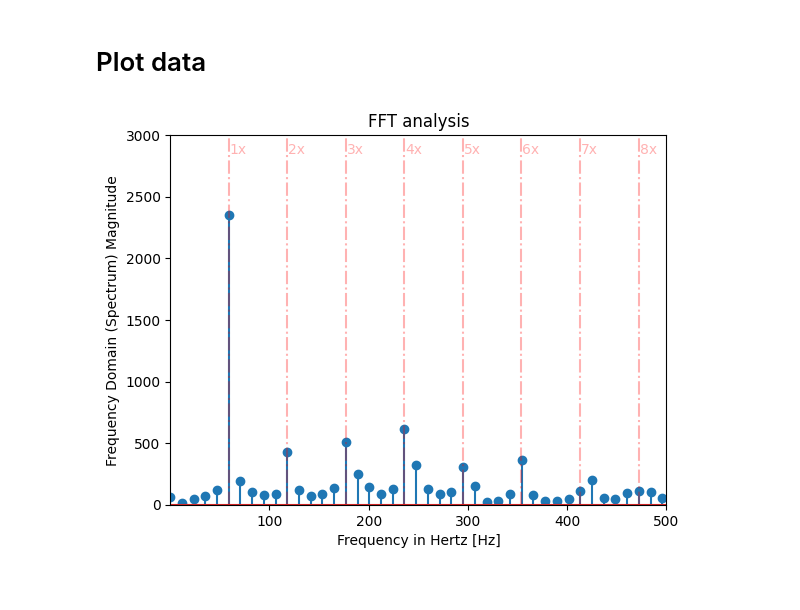
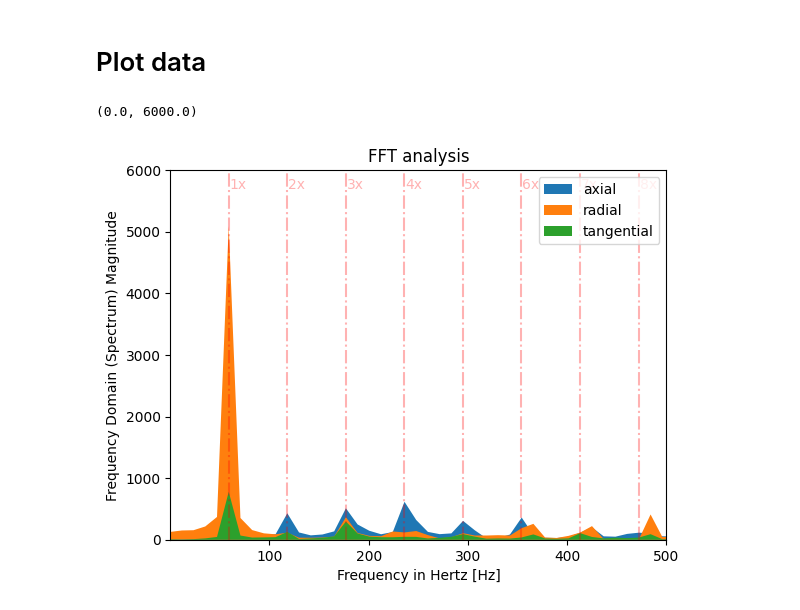
Before and after one commit to igoraltvidal/vibration-analysis-notebooks, a Jupyter notebook: open-imbalance-data.ipynb, the cells around one changed output. Cells and saved outputs as stored; diff of their text form; code cells hidden in the pictures.

```diff
--- a/open-imbalance-data.ipynb
+++ b/open-imbalance-data.ipynb
@@ -69,22 +30,31 @@ freqs = fftpack.fftfreq(len(x_output_sensor)) * sample_rate
 # %% [markdown]
 # Plot data
-# %%
-# Define plot variables
-fig, ax = plt.subplots()
-xlim = 500
-ylim = 3000
-
-# Config plot
-ax.stem(freqs, np.abs(x_output_fft))
-ax.set_title("FFT analysis")
-ax.set_xlabel('Frequency in Hertz [Hz]')
-ax.set_ylabel('Frequency Domain (Spectrum) Magnitude')
-ax.set_xlim(sensor_min_freq_range, xlim)
-ax.set_ylim(0, ylim)
-
-# Add harmonics lines
-for i in range(1,9):
-    ax.axvline(x = sensor_trigger_sec * i, color = 'r', linestyle = "-.", alpha = 0.3)
-    ax.text(sensor_trigger_sec * i + 1, ylim - 150, str(i) + 'x', color = 'r', alpha = 0.3)
-# %% [output]
-[figure, removed]
+# %%
+# Define plot variables
+fig, ax = plt.subplots()
+xlim = 500
+ylim = 6000
+
+# Plot lines
+column_str = "under_bear_acc1_axial"
+ax.stackplot(df_fft[column_str + "_y"], np.abs(df_fft[column_str + "_x"]))
+column_str = "under_bear_acc1_radial"
+ax.stackplot(df_fft[column_str + "_y"], np.abs(df_fft[column_str + "_x"]))
+column_str = "under_bear_acc1_tang"
+ax.stackplot(df_fft[column_str + "_y"], np.abs(df_fft[column_str + "_x"]))
+
+# Add harmonics lines
+for i in range(1,9):
+    ax.axvline(x = tachometer_freq * i, color = 'r', linestyle = "-.", alpha = 0.3)
+    ax.text(tachometer_freq * i + 1, ylim - 300, str(i) + 'x', color = 'r', alpha = 0.3)
+
+# Config plot
+ax.legend(['axial', 'radial', 'tangential'])
+ax.set_title("FFT analysis")
+ax.set_xlabel('Frequency in Hertz [Hz]')
+ax.set_ylabel('Frequency Domain (Spectrum) Magnitude')
+ax.set_xlim(vibration_data_o.acc1_min_freq_range, xlim)
+ax.set_ylim(0, ylim)
+# %% [output]
+(0.0, 6000.0)
+[figure, added]
```
Also changed, not shown: parts of 14 cells of this notebook, 2 other files.
